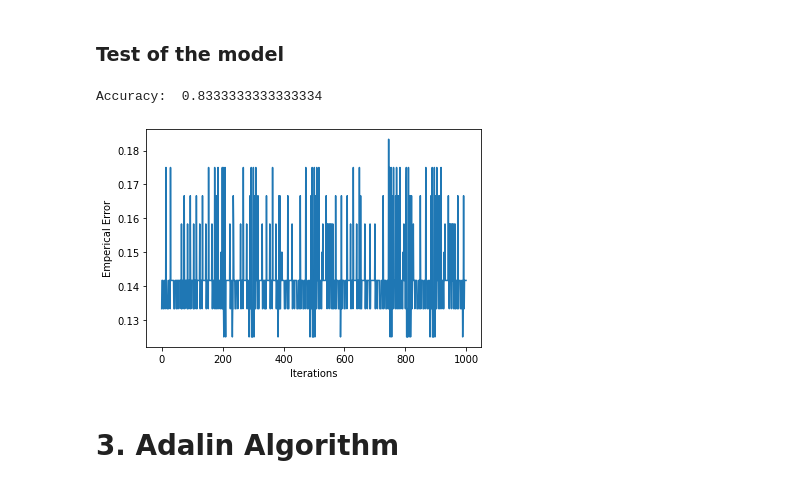
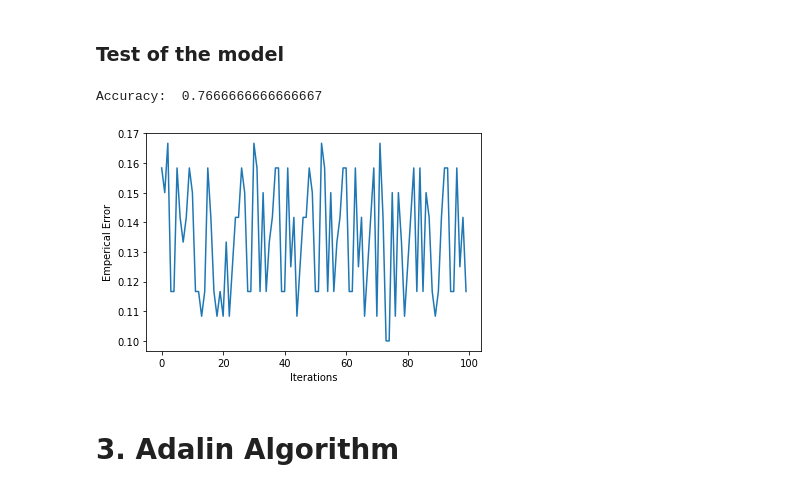
Before and after one commit to Kamal-Lahouir/Machine-Learning-Algorithms, a Jupyter notebook: notebooks/Classification.ipynb, the cells around one changed output. Saved outputs shown, nothing was run; the diff lists cells and outputs as text; code cells hidden in the pictures.

```diff
--- a/notebooks/Classification.ipynb
+++ b/notebooks/Classification.ipynb
@@ -121,24 +161,25 @@ X_hstacked = np.hstack((X,np.ones((len(X),1))))
 
 # split the data to train and test set
 X_train, X_test, Y_train ,Y_test = train_test_split(X_hstacked,y , test_size=0.2,shuffle=True)
-
-# initiate the model
-model = Pocket([0.1,0.003,1],T_max=1000)
-
-# train the model
-model.fit(X_train,Y_train)
-
-# predict
-y_pred = model.predict(X_test)
-
-# calculate the accuracy
-print("Accuracy: ",model.accuracy(y_pred,Y_test))
-
-# plot the emperical error
-model.draw_loss()
-# %% [output]
-Accuracy:  0.8333333333333334
-[figure, removed]
+# %%
+
+# initiate the model
+model = Pocket([0.01,0.0003,0.1],T_max=100)
+
+# train the model
+model.fit(X_train,Y_train)
+
+# predict
+y_pred = model.predict(X_test)
+
+# calculate the accuracy
+print("Accuracy: ",model.accuracy(y_pred,Y_test))
+
+# plot the emperical error
+model.draw_loss()
+# %% [output]
+Accuracy:  0.7666666666666667
+[figure, added]
 # %% [markdown]
 # 3. Adalin Algorithm
 # %% [markdown]
```
Also changed, not shown: parts of 11 cells of this notebook, 8 other files.
